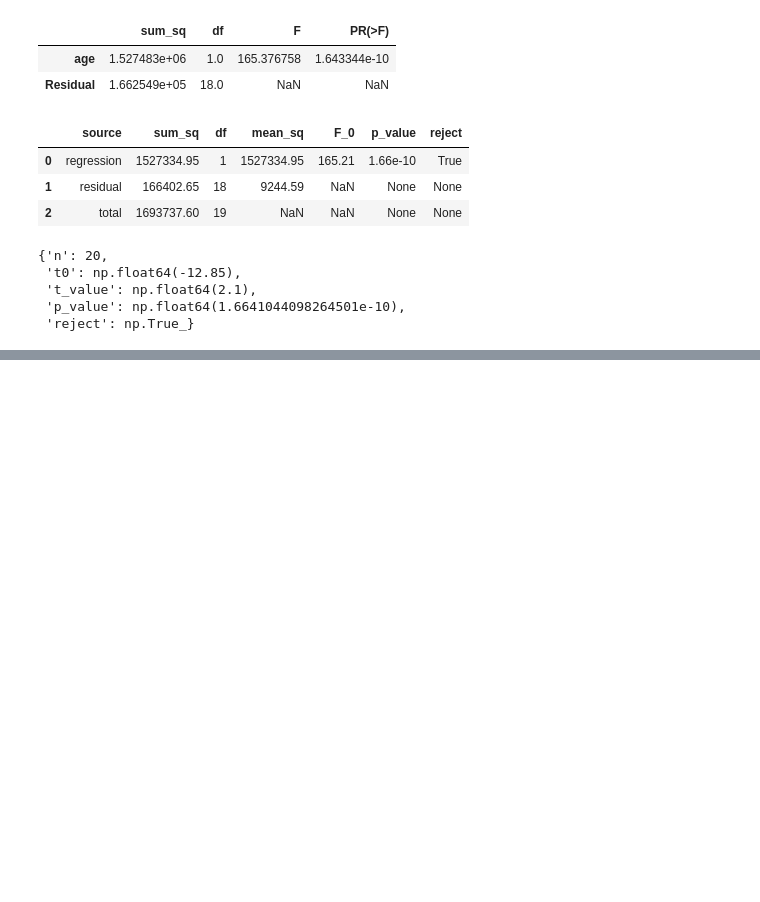
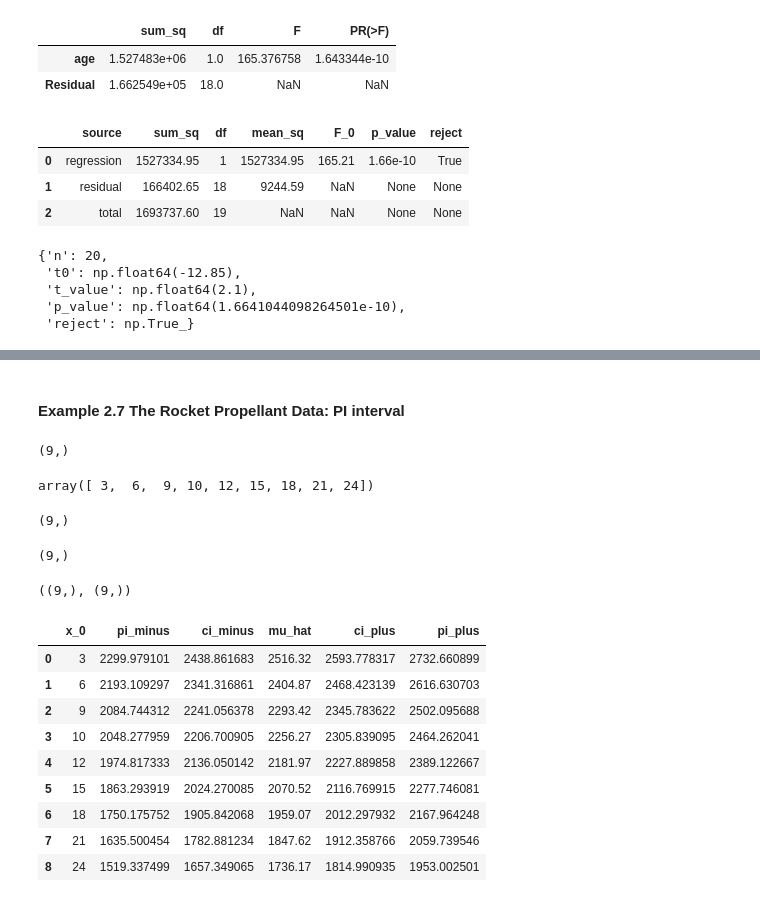
Before and after one commit to kelleyrw/intro_linear_regression_analysis, a Jupyter notebook: notebooks/ch2.ipynb, the cells around one changed output, grey strips where cells are left out. Cells and saved outputs as stored; diff of their text form; code cells hidden in the pictures; blank space fills up the shorter version.

```diff
--- a/notebooks/ch2.ipynb
+++ b/notebooks/ch2.ipynb
@@ -478,0 +646,58 @@ TTest(x, y, 0.05, 2)
+# %% [markdown]
+#### Example 2.7 The Rocket Propellant Data: PI interval
+# %%
+x_0 = np.append(np.arange(3, 27, 3), [10])
+x_0 = np.sort(x_0)
+x_0.shape
+# %% [output]
+(9,)
+# %%
+x_0
+# %% [output]
+array([ 3,  6,  9, 10, 12, 15, 18, 21, 24])
+# %%
+beta0 = Beta_0(x, y, 2)
+beta1 = Beta_1(x, y, 2)
+mu_hat = beta0 + beta1*x_0
+mu_hat.shape
+# %% [output]
+(9,)
+# %%
+y0 = beta0 + beta1*x_0
+y0.shape
+# %% [output]
+(9,)
+# %%
+alpha    = 0.05
+t        = TValue(n-2, alpha)
+n        = len(x)
+sxx      = S_xx(x, 2)
+mse      = MSE(x, y, 2)
+ci_minus = mu_hat - t*np.sqrt(mse*(1/n + ((x_0 - x.mean())**2)/sxx))
+ci_plus  = mu_hat + t*np.sqrt(mse*(1/n + ((x_0 - x.mean())**2)/sxx))
+y0       = mu_hat
+pi_minus = y0 - t*np.sqrt(mse*(1 + 1/n + ((x_0 - x.mean())**2)/sxx))
+pi_plus  = y0 + t*np.sqrt(mse*(1 + 1/n + ((x_0 - x.mean())**2)/sxx))
+pi_minus.shape, pi_plus.shape
+# %% [output]
+((9,), (9,))
+# %%
+pd.DataFrame({
+    'x_0'      : x_0,
+    'pi_minus' : pi_minus,
+    'ci_minus' : ci_minus,
+    'mu_hat'   : mu_hat,
+    'ci_plus'  : ci_plus,
+    'pi_plus'  : pi_plus,
+})
+# %% [output]
+|  | x_0 | pi_minus | ci_minus | mu_hat | ci_plus | pi_plus |
+| 0 | 3 | 2299.979101 | 2438.861683 | 2516.32 | 2593.778317 | 2732.660899 |
+| 1 | 6 | 2193.109297 | 2341.316861 | 2404.87 | 2468.423139 | 2616.630703 |
+| 2 | 9 | 2084.744312 | 2241.056378 | 2293.42 | 2345.783622 | 2502.095688 |
+| 3 | 10 | 2048.277959 | 2206.700905 | 2256.27 | 2305.839095 | 2464.262041 |
+| 4 | 12 | 1974.817333 | 2136.050142 | 2181.97 | 2227.889858 | 2389.122667 |
+| 5 | 15 | 1863.293919 | 2024.270085 | 2070.52 | 2116.769915 | 2277.746081 |
+| 6 | 18 | 1750.175752 | 1905.842068 | 1959.07 | 2012.297932 | 2167.964248 |
+| 7 | 21 | 1635.500454 | 1782.881234 | 1847.62 | 1912.358766 | 2059.739546 |
+| 8 | 24 | 1519.337499 | 1657.349065 | 1736.17 | 1814.990935 | 1953.002501 |
```
Also changed, not shown: parts of 18 cells of this notebook.
